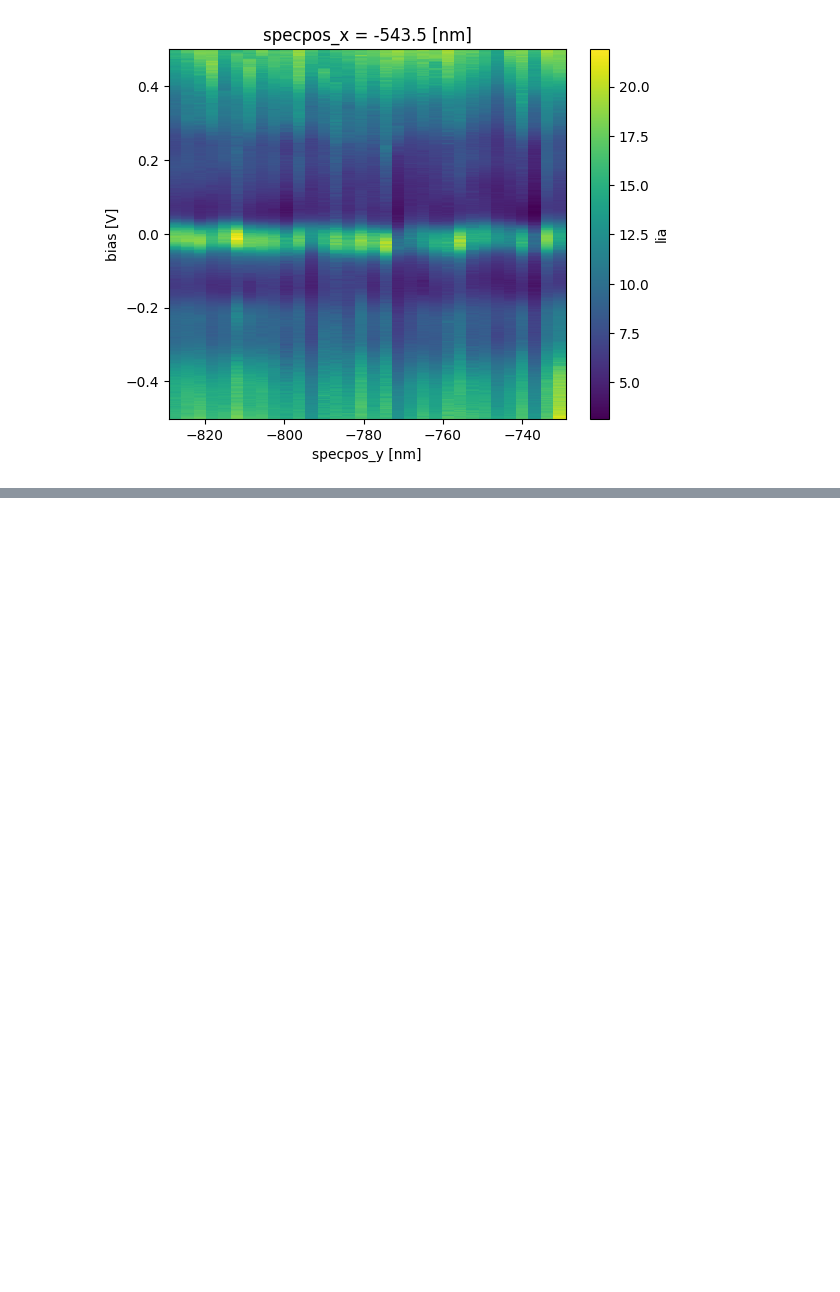
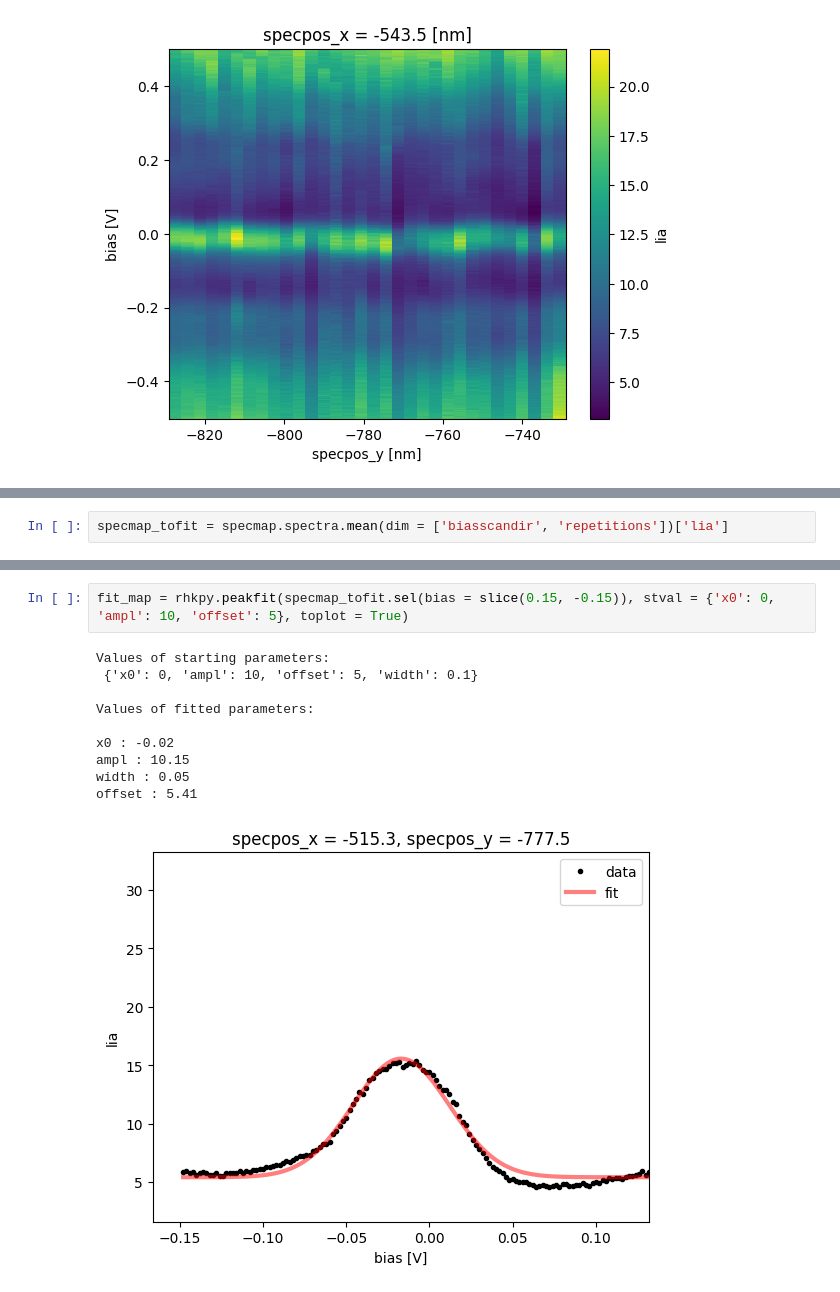
Before and after one commit to rescipy-project/spym, a Jupyter notebook: tutorial.ipynb, the cells around one changed output, grey strips where cells are left out. Cells and saved outputs as stored; diff of their text form; blank space fills up the shorter version.

```diff
--- a/tutorial.ipynb
+++ b/tutorial.ipynb
@@ -234,0 +290,2 @@ spec_along_line['lia'].plot()
+# %%
+specmap_tofit = specmap.spectra.mean(dim = ['biasscandir', 'repetitions'])['lia']
@@ -234,0 +312,13 @@ spec_along_line['lia'].plot()
+# %%
+fit_map = rhkpy.peakfit(specmap_tofit.sel(bias = slice(0.15, -0.15)), stval = {'x0': 0, 'ampl': 10, 'offset': 5}, toplot = True)
+# %% [output]
+Values of starting parameters:
+ {'x0': 0, 'ampl': 10, 'offset': 5, 'width': 0.1}
+
+Values of fitted parameters:
+
+x0 : -0.02
+ampl : 10.15
+width : 0.05
+offset : 5.41
+[figure, added]
```
Also changed, not shown: parts of 17 cells of this notebook, 2 other files.
